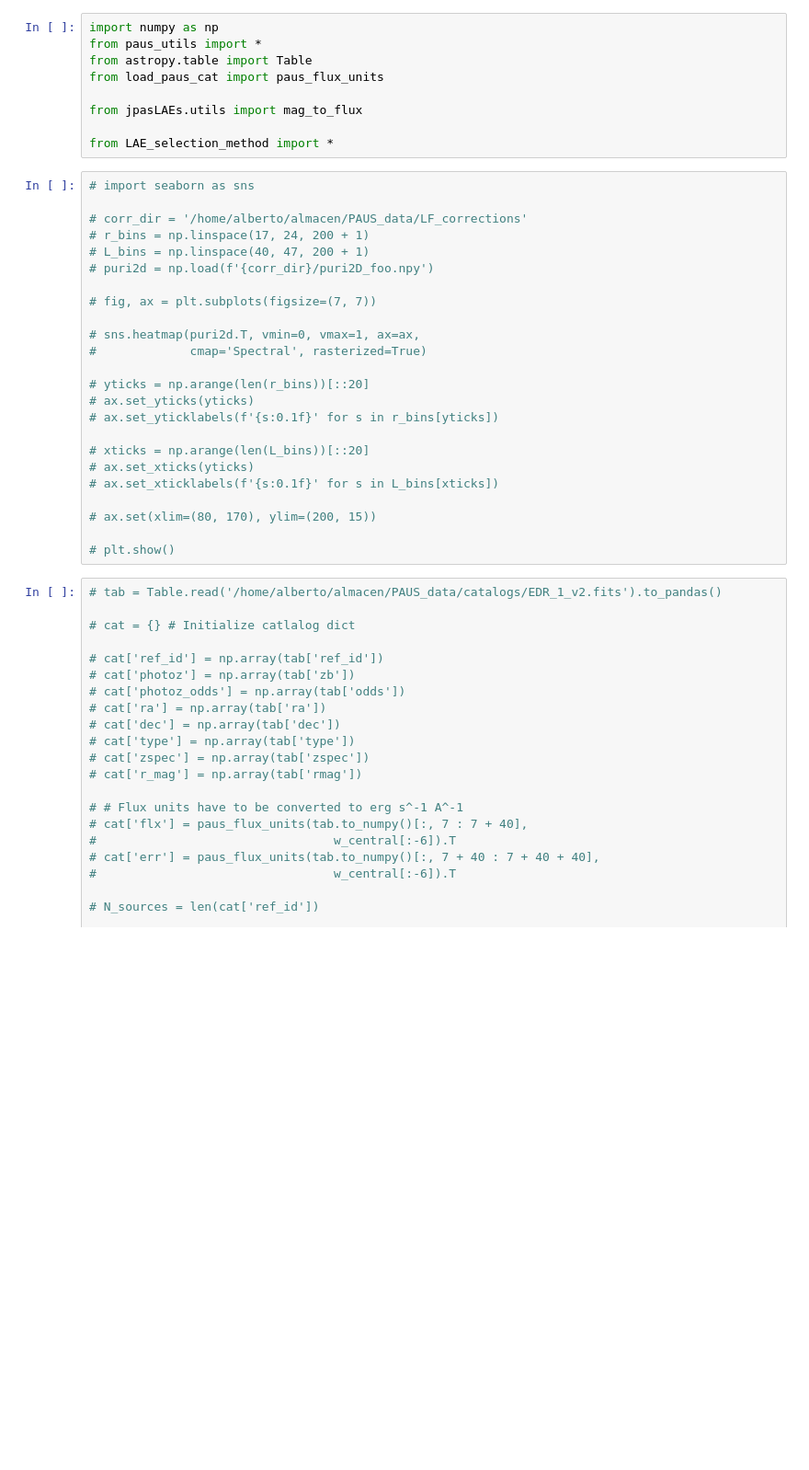
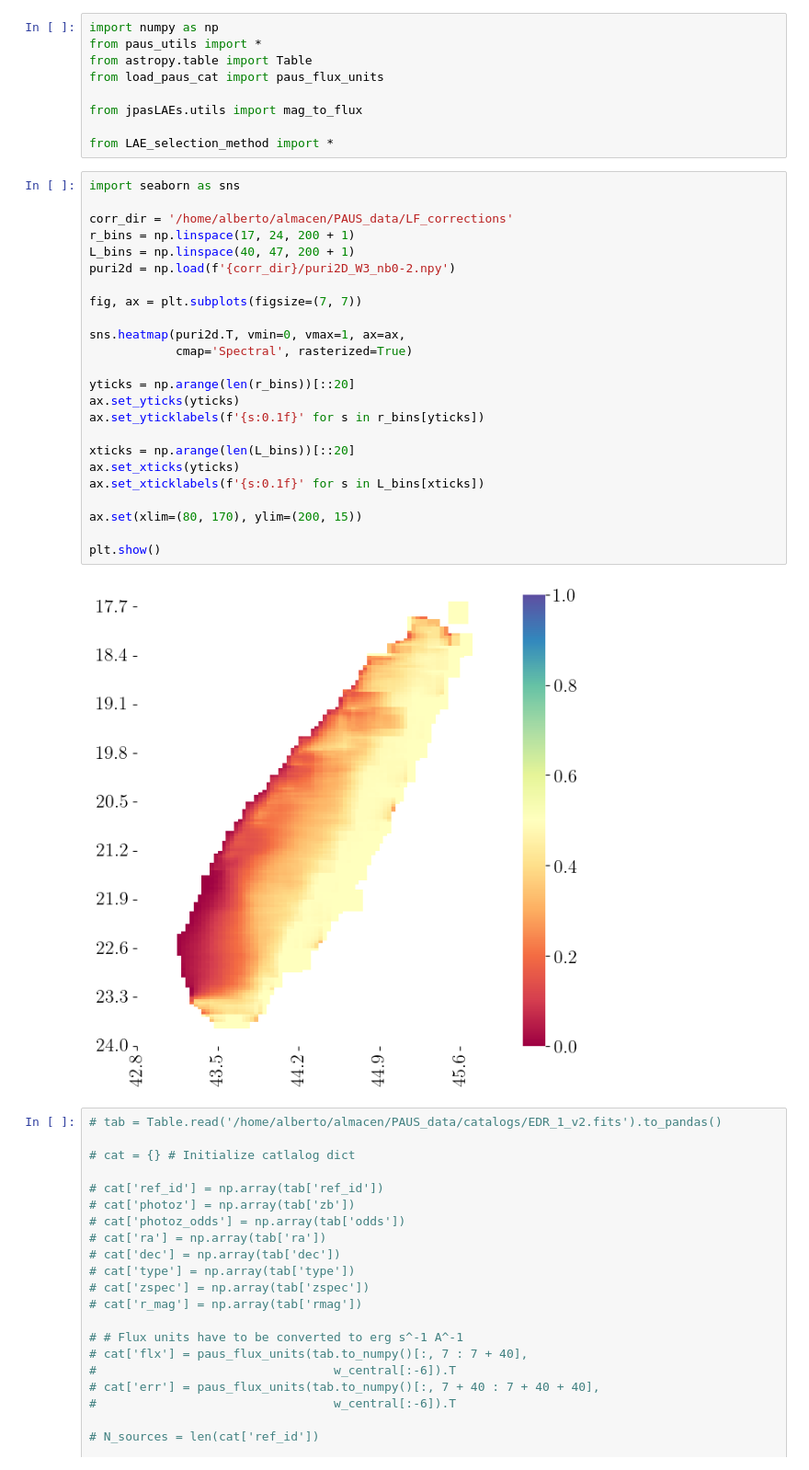
Before and after one commit to totoal/PAUS_LAEs, a Jupyter notebook: test_LAE_selection.ipynb, the cells around one changed output. Shown at 92% size. Drawn from its saved outputs; the diff is of its cells as text; blank space fills up the shorter version.

```diff
--- a/test_LAE_selection.ipynb
+++ b/test_LAE_selection.ipynb
@@ -8,29 +8,31 @@ from jpasLAEs.utils import mag_to_flux
 
 from LAE_selection_method import *
 # %%
-# import seaborn as sns
+import seaborn as sns
 
-# corr_dir = '/home/alberto/almacen/PAUS_data/LF_corrections'
-# r_bins = np.linspace(17, 24, 200 + 1)
-# L_bins = np.linspace(40, 47, 200 + 1)
-# puri2d = np.load(f'{corr_dir}/puri2D_foo.npy')
+corr_dir = '/home/alberto/almacen/PAUS_data/LF_corrections'
+r_bins = np.linspace(17, 24, 200 + 1)
+L_bins = np.linspace(40, 47, 200 + 1)
+puri2d = np.load(f'{corr_dir}/puri2D_W3_nb0-2.npy')
 
-# fig, ax = plt.subplots(figsize=(7, 7))
+fig, ax = plt.subplots(figsize=(7, 7))
 
-# sns.heatmap(puri2d.T, vmin=0, vmax=1, ax=ax,
-#             cmap='Spectral', rasterized=True)
+sns.heatmap(puri2d.T, vmin=0, vmax=1, ax=ax,
+            cmap='Spectral', rasterized=True)
 
-# yticks = np.arange(len(r_bins))[::20]
-# ax.set_yticks(yticks)
-# ax.set_yticklabels(f'{s:0.1f}' for s in r_bins[yticks])
+yticks = np.arange(len(r_bins))[::20]
+ax.set_yticks(yticks)
+ax.set_yticklabels(f'{s:0.1f}' for s in r_bins[yticks])
 
-# xticks = np.arange(len(L_bins))[::20]
-# ax.set_xticks(yticks)
-# ax.set_xticklabels(f'{s:0.1f}' for s in L_bins[xticks])
+xticks = np.arange(len(L_bins))[::20]
+ax.set_xticks(yticks)
+ax.set_xticklabels(f'{s:0.1f}' for s in L_bins[xticks])
 
-# ax.set(xlim=(80, 170), ylim=(200, 15))
+ax.set(xlim=(80, 170), ylim=(200, 15))
 
-# plt.show()
+plt.show()
+# %% [output]
+[figure, added]
 # %%
 # tab = Table.read('/home/alberto/almacen/PAUS_data/catalogs/EDR_1_v2.fits').to_pandas()
 
```
Also changed, not shown: parts of 5 cells of this notebook, 4 other files.
